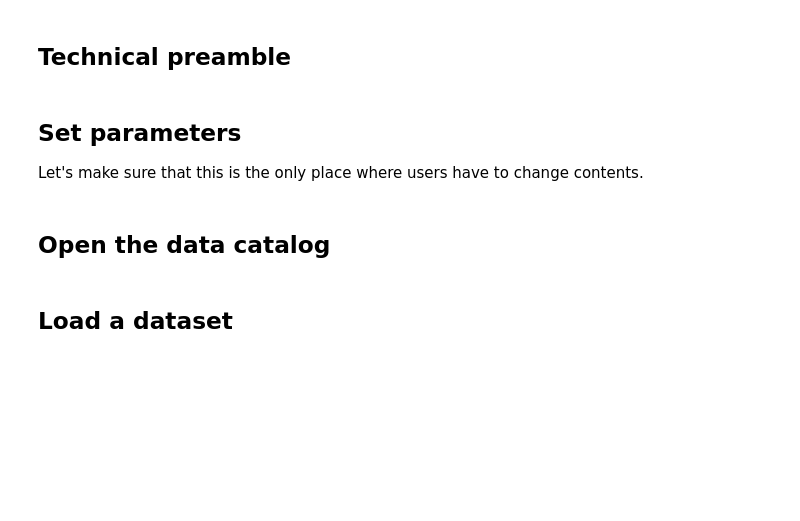
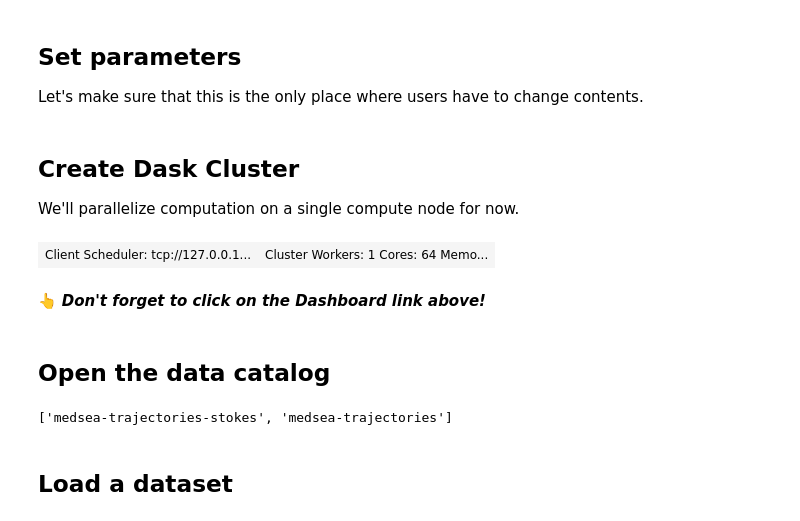
Before and after one commit to geomar-od/visualize-15-million-trajectories, a Jupyter notebook: challenge_intro/01_first_steps_with_the_trajectory_data.ipynb, the cells around one changed output. Saved outputs shown, nothing was run; the diff lists cells and outputs as text; code cells hidden in the pictures; blank space fills up the shorter version.

Commit message:
Add intro for datathon participants (#9)
* Fix JSC catalogs

* Elaborate on the data

* Fix JSC scratch catalog

* Elaborate for attendees

```diff
--- a/challenge_intro/01_first_steps_with_the_trajectory_data.ipynb
+++ b/challenge_intro/01_first_steps_with_the_trajectory_data.ipynb
@@ -3,2 +4,0 @@
-# %% [markdown]
-## Technical preamble
@@ -20,2 +12,26 @@ platform = "gke"
+# %% [markdown]
+## Create Dask Cluster
+
+We'll parallelize computation on a single compute node for now.
+# %%
+import dask
+from dask.distributed import Client, wait
+
+# Make sure the Dask dashboard is easy to reach
+dask.config.set(
+    {
+        'distributed.dashboard.link':
+        "{JUPYTERHUB_BASE_URL}user/{JUPYTERHUB_USER}/{JUPYTERHUB_SERVER_NAME}/proxy/{port}/status"
+    }
+)
+
+# start a Dask cluster that spans a whole node and is highly parallelized
+# Client passes kwargs to dask.distributed.LocalCluster
+client = Client(n_workers=1, threads_per_worker=64, memory_limit=240e9)
+client
+# %% [output]
+| Client Scheduler: tcp://127.0.0.1... | Cluster Workers: 1 Cores: 64 Memo... |
+# %% [markdown]
+👆 _**Don't forget to click on the Dashboard link above!**_
 # %% [markdown]
 ## Open the data catalog
@@ -22,6 +40,8 @@ platform = "gke"
 # %%
-catalog = intake.open_catalog(f"intake-catalogs/medseaconnectivity_{platform}.yaml")
+catalog = intake.open_catalog(f"../intake-catalogs/medseaconnectivity_{platform}.yaml")
 print(list(catalog))
+# %% [output]
+['medsea-trajectories-stokes', 'medsea-trajectories']
 # %% [markdown]
 ## Load a dataset
 # %% [markdown]
```
Also changed, not shown: parts of 23 cells of this notebook, 4 other files.
